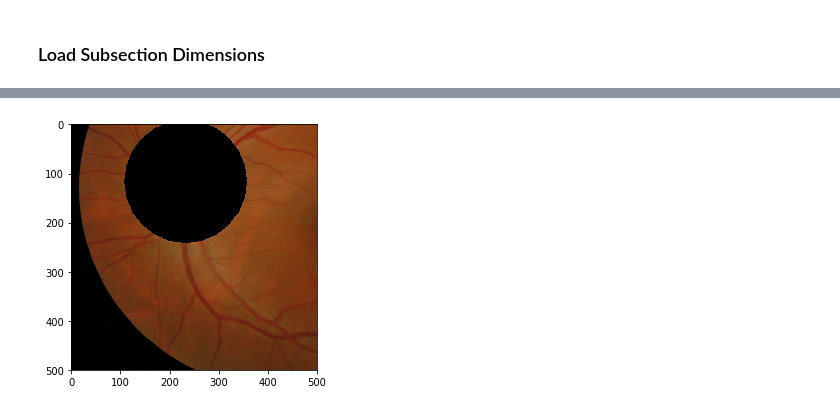
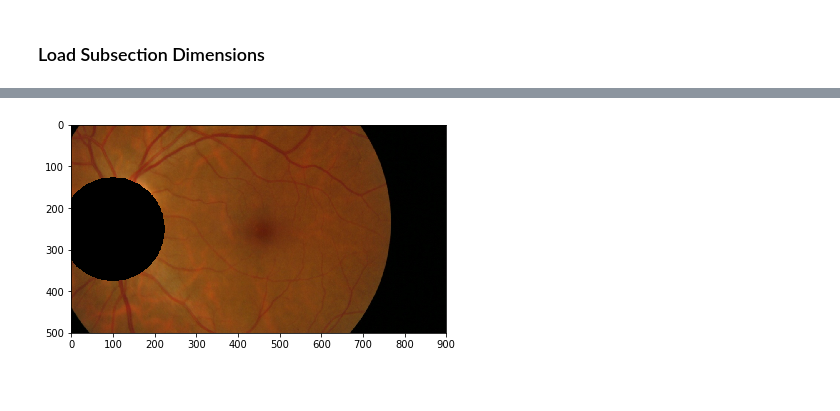
Before and after one commit to umar-aftab/DiabeticRetinopathy, a Jupyter notebook: Alex - Feature Extraction/GettingFeaturesFromClusters.ipynb, the cells around one changed output, grey strips where cells are left out. Cells and saved outputs as stored; diff of their text form; code cells hidden in the pictures; blank space fills up the shorter version.

```diff
--- a/Alex - Feature Extraction/GettingFeaturesFromClusters.ipynb
+++ b/Alex - Feature Extraction/GettingFeaturesFromClusters.ipynb
@@ -136,30 +194,59 @@ def dominant_pixels(image): #image must be coloured image
 ### Load Subsection Dimensions
 # %%
 import csv
+import os
+from sklearn.metrics.cluster import entropy
 with open('ImageSubsections.csv') as csvfile:
     reader = csv.DictReader(csvfile)
 #     with open('OutputFile.csv','w',newline = '') as outFile:
 #         writer = csv.DictWriter(outFile)
-    features = []
+    feature_dicts = []
+    count = 1
     for row in reader:
+        print(count)
+        count +=1
         imageName = row['image']
         start_x  = int(row['start_x'])
         start_y  = int(row['start_y'])
         center_x = int(row['x'])
         center_y = int(row['y'])
-        fileLocation = 'E:/Users/Alex/Dropbox/MEng Software/Winter-Term-2019/Big Data/Project/masked images (1)/' +imageName
-        im = imread(fileLocation)
-        imgrey = cv2.cvtColor(im, cv2.COLOR_BGR2GRAY)
-        dimension = 500 #dimension of subsection
-        imgrey_sub = subsection(imgrey,start_x,start_y,dimension)
-        im_sub = subsection(im,start_x,start_y,dimension)
-        new_center_x = center_x - start_x
-        new_center_y = center_y - start_y
-        min_distance, max_distance, avg_distance = distances(imgrey_sub, new_center_x, new_center_y)
+        DR       = row['exudates']
+        fileLocation = 'C:/Users/Alex/Dropbox/MEng Software/Winter-Term-2019/Big Data/Project/masked images (1)/' +imageName
 
-        rd_pixels, gd_pixels, bd_pixels = dominant_pixels(im_sub)
-        print(rd_pixels, gd_pixels, bd_pixels)
+        cluster_file = 'C:/Users/Alex/Dropbox/MEng Software/Winter-Term-2019/Big Data/Project/clusters-cropped/cluster-' +imageName
+        exists = os.path.isfile(cluster_file)
+        if exists:
+            im = imread(fileLocation)
 
-        #Features
-        en = entropy(imgrey_sub)
+            imgrey = cv2.cvtColor(im, cv2.COLOR_BGR2GRAY)
+
+            #dimension of subsection
+            dimension_x = 900 #dimension of subsection
+            dimension_y = 500 #dimension of subsection
+            if start_x > 500:
+                start_x -= 400
+            imgrey_sub = subsection(imgrey,start_y,start_x,dimension_y,dimension_x)
+            im_sub = subsection(im,start_y,start_x,dimension_y,dimension_x)
+            new_center_x = center_x - start_x
+            new_center_y = center_y - start_y
+
+            #Features
+            en = entropy(imgrey_sub) #feature
+            l_r = leftRight(center_x) #feature
+
+            clusterim = imread(cluster_file)
+            exudateim = exudate_image(clusterim,10000)
+            exudate_count = count_exudates(exudateim) #feature
+            print(exudate_count)
+            min_dist, max_dist, avg_dist = distances(exudateim,new_center_x,new_center_y) #3x features
+            features = {'image':imageName, 'entropy':en,'left/right (1/0)':l_r,'number of exudate pixels':exudate_count,
+                        'min distance from od centre':min_dist,'max distance from od centre':max_dist,
+                        'average distance from od centre':avg_dist,'DR':DR}
+            feature_dicts.append(features)
+
+keys = feature_dicts[0].keys()
+with open('features.csv', 'w',newline='') as output_file:
+    dict_writer = csv.DictWriter(output_file, keys)
+    dict_writer.writeheader()
+    dict_writer.writerows(feature_dicts)
 # %% [output]
@@ -183 +270 @@ with open('ImageSubsections.csv') as csvfile:
-[figure, old version]
+[figure, new version]
```
Also changed, not shown: parts of 10 cells of this notebook, 8 other files.
